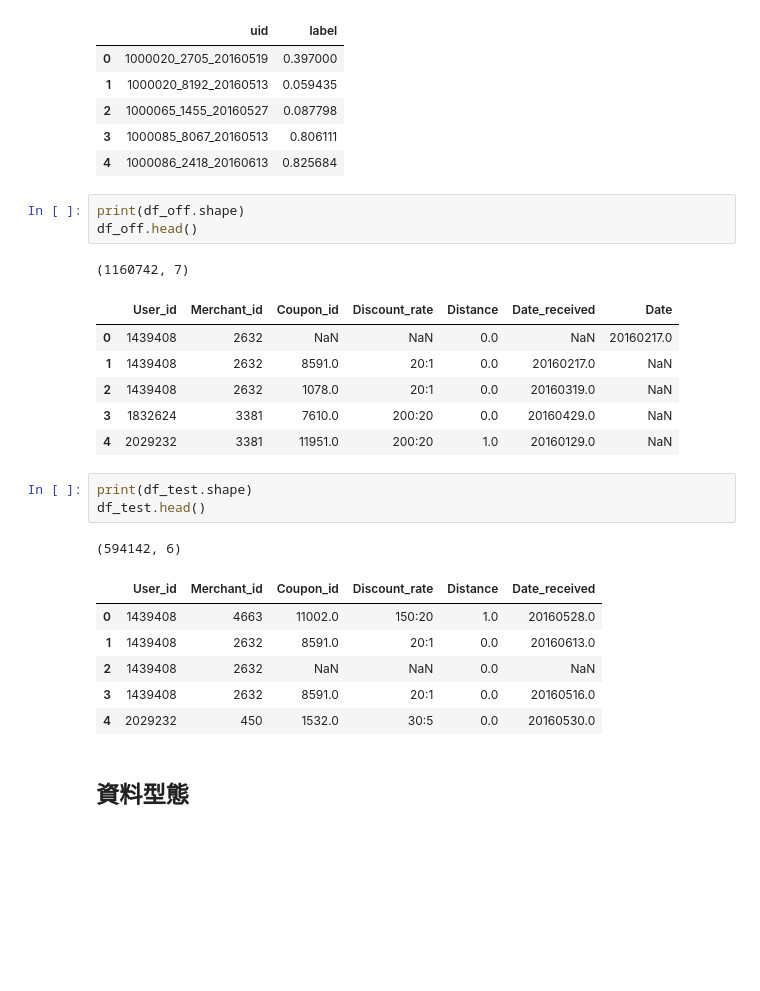
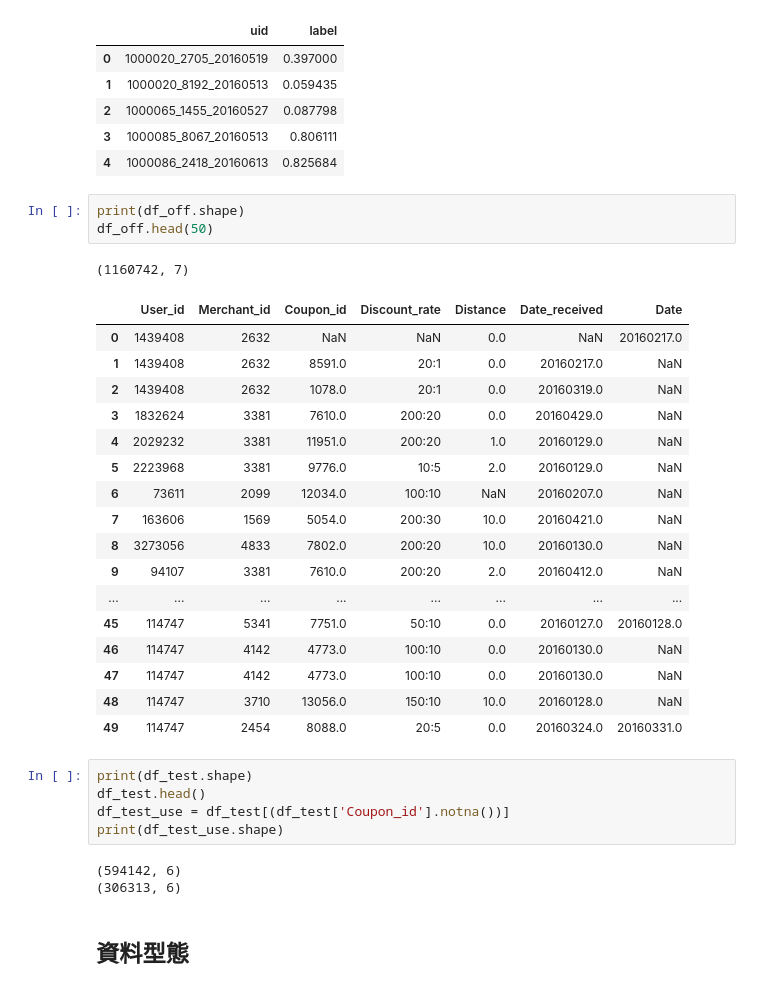
Before and after one commit to lingchingteng/100Day-ML-Marathon, a Jupyter notebook: D51/ian_ML100_Mid.ipynb, the cells around one changed output. Drawn from its saved outputs; the diff is of its cells as text; blank space fills up the shorter version.

```diff
--- a/D51/ian_ML100_Mid.ipynb
+++ b/D51/ian_ML100_Mid.ipynb
@@ -89,26 +89,34 @@ df_sample_submit.head()
 | 4 | 1000086_2418_20160613 | 0.825684 |
 # %%
 print(df_off.shape)
-df_off.head()
+df_off.head(50)
 # %% [output]
 (1160742, 7)
 |  | User_id | Merchant_id | Coupon_id | Discount_rate | Distance | Date_received | Date |
 | 0 | 1439408 | 2632 | NaN | NaN | 0.0 | NaN | 20160217.0 |
 | 1 | 1439408 | 2632 | 8591.0 | 20:1 | 0.0 | 20160217.0 | NaN |
 | 2 | 1439408 | 2632 | 1078.0 | 20:1 | 0.0 | 20160319.0 | NaN |
 | 3 | 1832624 | 3381 | 7610.0 | 200:20 | 0.0 | 20160429.0 | NaN |
 | 4 | 2029232 | 3381 | 11951.0 | 200:20 | 1.0 | 20160129.0 | NaN |
+| 5 | 2223968 | 3381 | 9776.0 | 10:5 | 2.0 | 20160129.0 | NaN |
+| 6 | 73611 | 2099 | 12034.0 | 100:10 | NaN | 20160207.0 | NaN |
+| 7 | 163606 | 1569 | 5054.0 | 200:30 | 10.0 | 20160421.0 | NaN |
+| 8 | 3273056 | 4833 | 7802.0 | 200:20 | 10.0 | 20160130.0 | NaN |
+| 9 | 94107 | 3381 | 7610.0 | 200:20 | 2.0 | 20160412.0 | NaN |
+| ... | ... | ... | ... | ... | ... | ... | ... |
+| 45 | 114747 | 5341 | 7751.0 | 50:10 | 0.0 | 20160127.0 | 20160128.0 |
+| 46 | 114747 | 4142 | 4773.0 | 100:10 | 0.0 | 20160130.0 | NaN |
+| 47 | 114747 | 4142 | 4773.0 | 100:10 | 0.0 | 20160130.0 | NaN |
+| 48 | 114747 | 3710 | 13056.0 | 150:10 | 10.0 | 20160128.0 | NaN |
+| 49 | 114747 | 2454 | 8088.0 | 20:5 | 0.0 | 20160324.0 | 20160331.0 |
 # %%
 print(df_test.shape)
 df_test.head()
+df_test_use = df_test[(df_test['Coupon_id'].notna())]
+print(df_test_use.shape)
 # %% [output]
 (594142, 6)
+(306313, 6)
-|  | User_id | Merchant_id | Coupon_id | Discount_rate | Distance | Date_received |
-| 0 | 1439408 | 4663 | 11002.0 | 150:20 | 1.0 | 20160528.0 |
-| 1 | 1439408 | 2632 | 8591.0 | 20:1 | 0.0 | 20160613.0 |
-| 2 | 1439408 | 2632 | NaN | NaN | 0.0 | NaN |
-| 3 | 1439408 | 2632 | 8591.0 | 20:1 | 0.0 | 20160516.0 |
-| 4 | 2029232 | 450 | 1532.0 | 30:5 | 0.0 | 20160530.0 |
 # %% [markdown]
 ## 資料型態
 # %%
```
Also changed, not shown: parts of 10 cells of this notebook, 26 other files.
